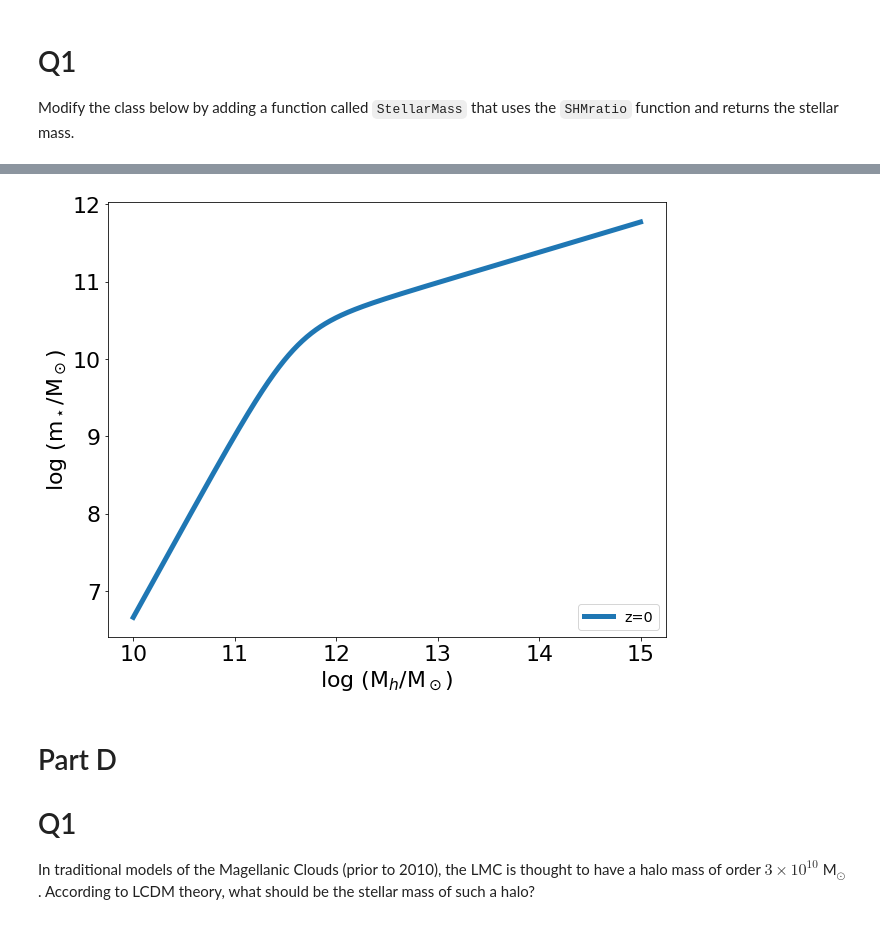
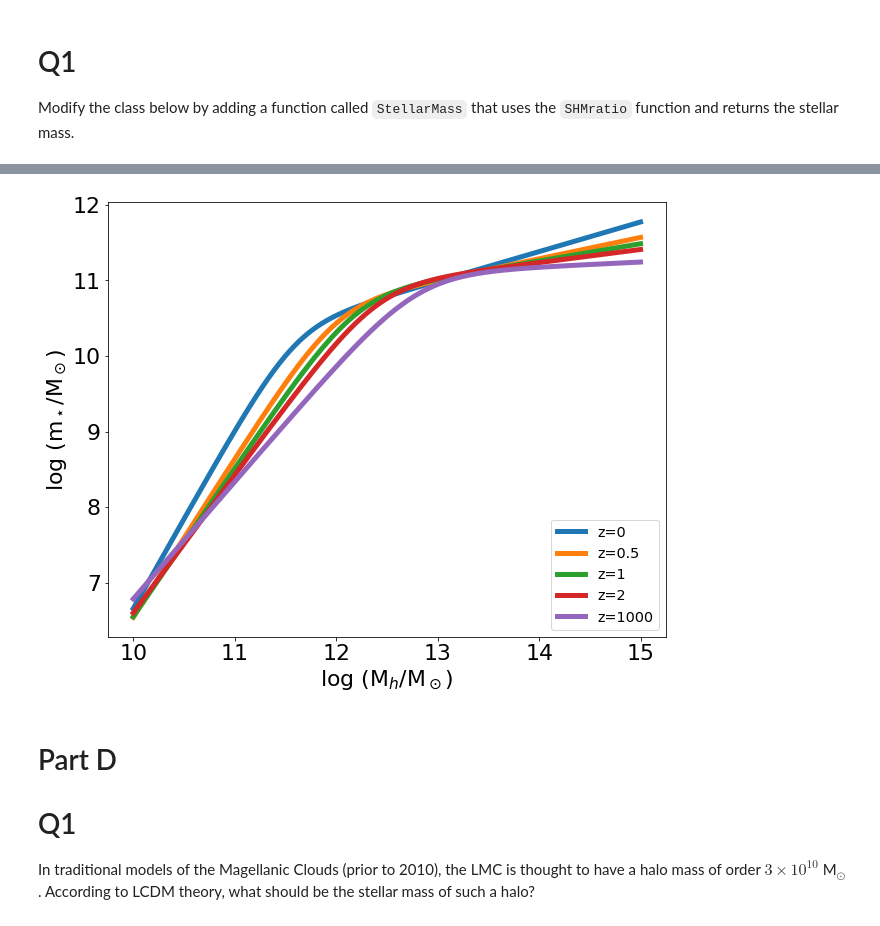
Before and after one commit to anshrg/400B_2023_Gupta, a Jupyter notebook: Labs/Lab5/Lab5.ipynb, the cells around one changed output, grey strips where cells are left out. Drawn from its saved outputs; the diff is of its cells as text; code cells hidden in the pictures.

Commit message:
Complete Lab 5
Followed in-class activities to fill out Jupyter notebook and add Moster relation plots at varying redshifts. Answered questions regarding halo mass estimate discrepancies in the LMC.

```diff
--- a/Labs/Lab5/Lab5.ipynb
+++ b/Labs/Lab5/Lab5.ipynb
@@ -182,36 +182,46 @@ mh = np.logspace(10,15,1000) # Logarithmically spaced array
 # %%
 # Define Instances of the Class for each redshift
 MosterZ0 = AbundanceMatching(mh,0)
+MosterZ0_5 = AbundanceMatching(mh,0.5)
+MosterZ1 = AbundanceMatching(mh,1)
+MosterZ2 = AbundanceMatching(mh,2)
+MosterZ1000 = AbundanceMatching(mh,1000)
 # %%
 
 fig,ax = plt.subplots(figsize=(10,8))
 
 
 #adjust tick label font size
 label_size = 22
 matplotlib.rcParams['xtick.labelsize'] = label_size
 matplotlib.rcParams['ytick.labelsize'] = label_size
 
 # Plot z = 0
 plt.plot(np.log10(mh), np.log10(MosterZ0.stellarMass()),
          linewidth = 5, label='z=0')
 
 # Continue plotting for the other redshifts here
-
-
+plt.plot(np.log10(mh), np.log10(MosterZ0_5.stellarMass()),
+         linewidth = 5, label='z=0.5')
+plt.plot(np.log10(mh), np.log10(MosterZ1.stellarMass()),
+         linewidth = 5, label='z=1')
+plt.plot(np.log10(mh), np.log10(MosterZ2.stellarMass()),
+         linewidth = 5, label='z=2')
+plt.plot(np.log10(mh), np.log10(MosterZ1000.stellarMass()),
+         linewidth = 5, label='z=1000')
 
 
 # Axes labels
 plt.xlabel('log (M$_h$/M$_\odot$)',fontsize=22)
 plt.ylabel('log (m$_\star$/M$_\odot$)', fontsize=22)
 
 # Legend
 plt.legend(loc='lower right',fontsize='x-large')
 
 # save the file
 plt.savefig("AbundanceMatching_Lab5.png")
 # %% [output]
-[figure, old version]
+[figure, new version]
 # %% [markdown]
 # Part D
 
```
Also changed, not shown: parts of 5 cells of this notebook, 1 other file.
